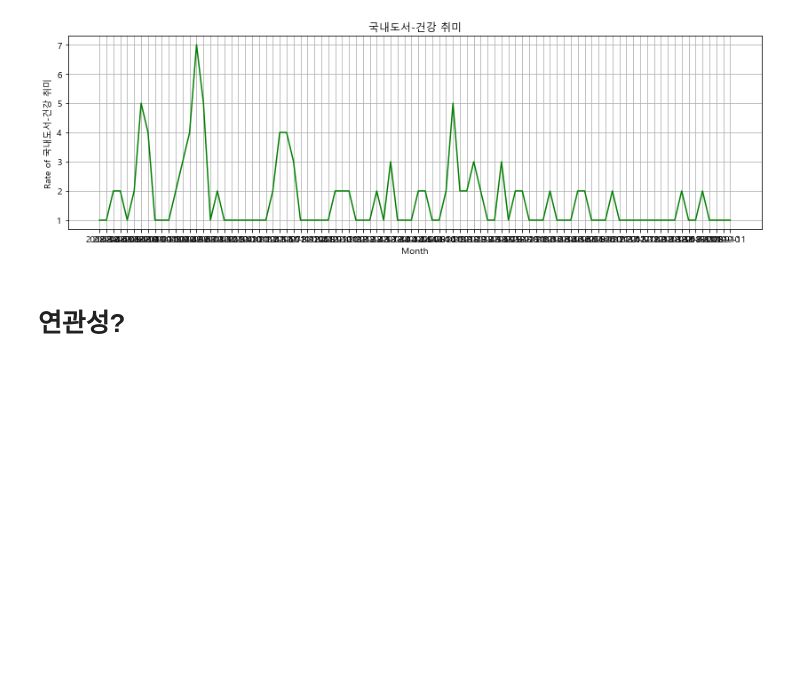
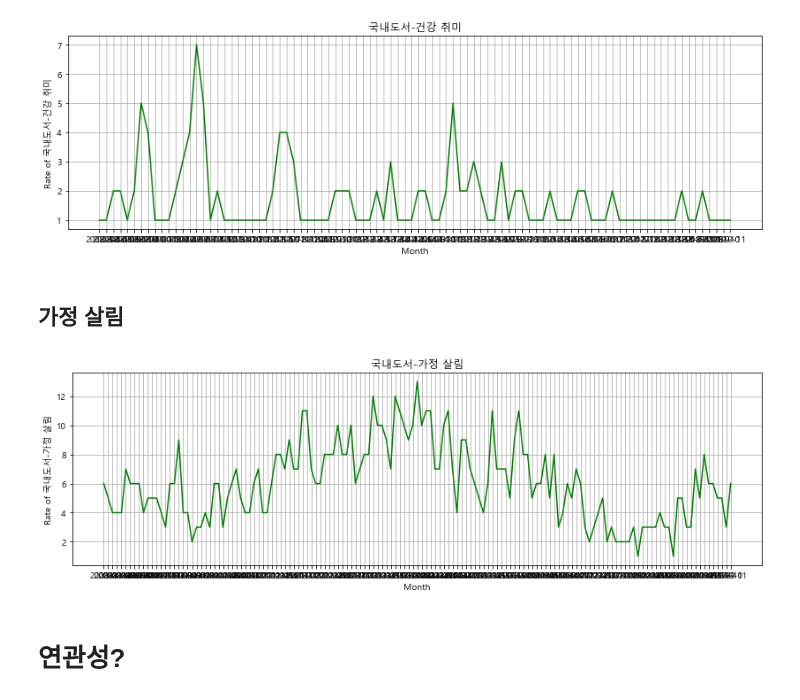
Before and after one commit to twg12/Bestseller-Analysis, a Jupyter notebook: Yes24 Bestseller/Total.ipynb, the cells around one changed output. Drawn from its saved outputs; the diff is of its cells as text; code cells hidden in the pictures; blank space fills up the shorter version.

```diff
--- a/Yes24 Bestseller/Total.ipynb
+++ b/Yes24 Bestseller/Total.ipynb
@@ -988,6 +1041,25 @@ plt.ylabel('Rate of 국내도서-건강 취미')
 plt.show()
 # %% [output]
 [figure]
+# %% [markdown]
+## 가정 살림
+# %%
+Home = Yes24[Yes24["관리분류"] == '국내도서-가정 살림'].groupby(['Year', 'Month']).size().reset_index()
+Home = Home.rename(columns={0: "가정 살림"})
+Home['Time-period'] = Home['Year'].astype(str) + '-' + Home['Month'].astype(str)
+# %%
+x = Home['Time-period']
+y = Home["가정 살림"]
+
+plt.plot(x, y, color='g')
+
+plt.title('국내도서-가정 살림')
+plt.xlabel('Month')
+plt.ylabel('Rate of 국내도서-가정 살림')
+
+plt.show()
+# %% [output]
+[figure, added]
 # %% [markdown]
 # 연관성?
 # %%
```
Also changed, not shown: parts of 27 cells of this notebook.
